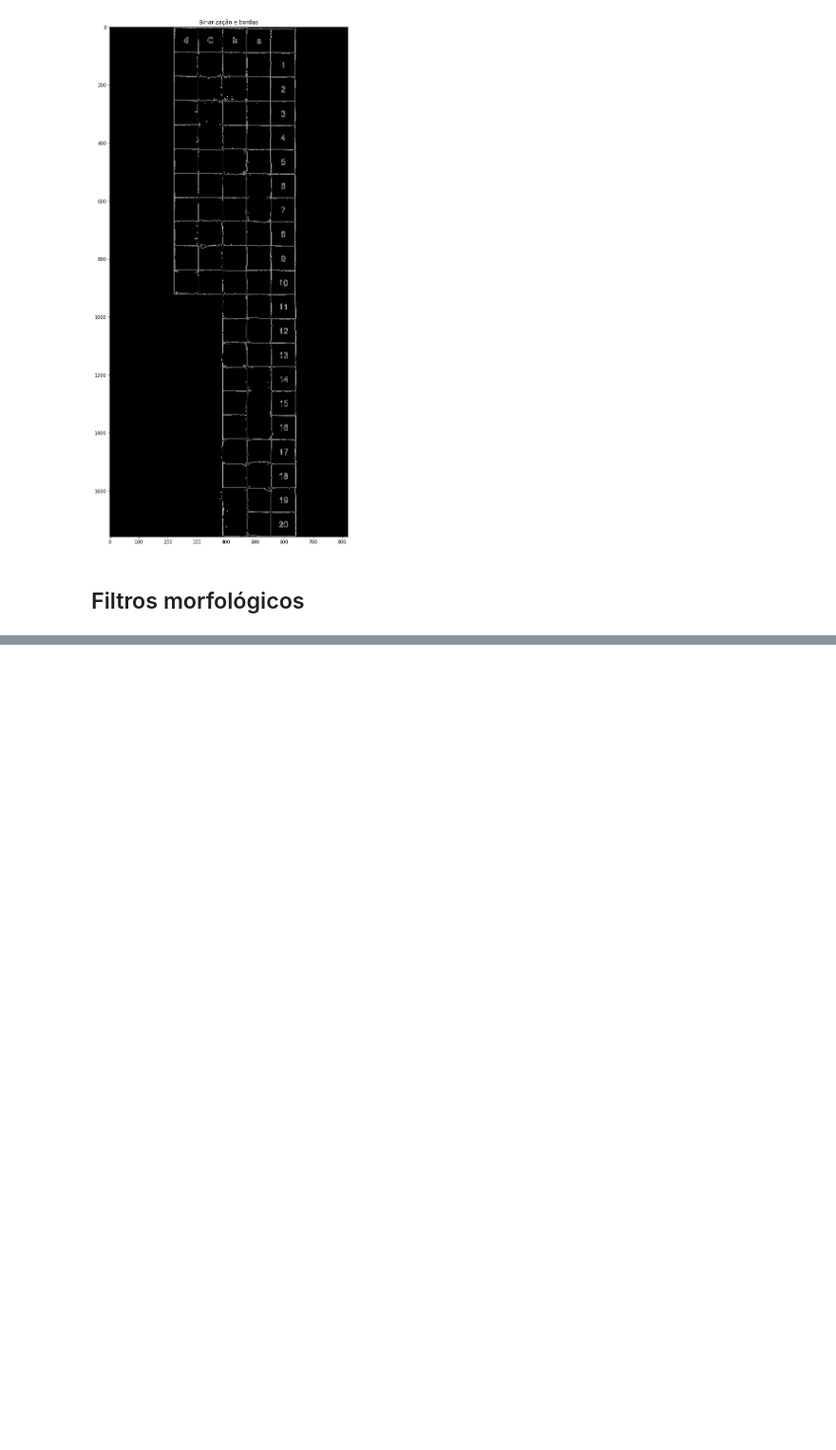
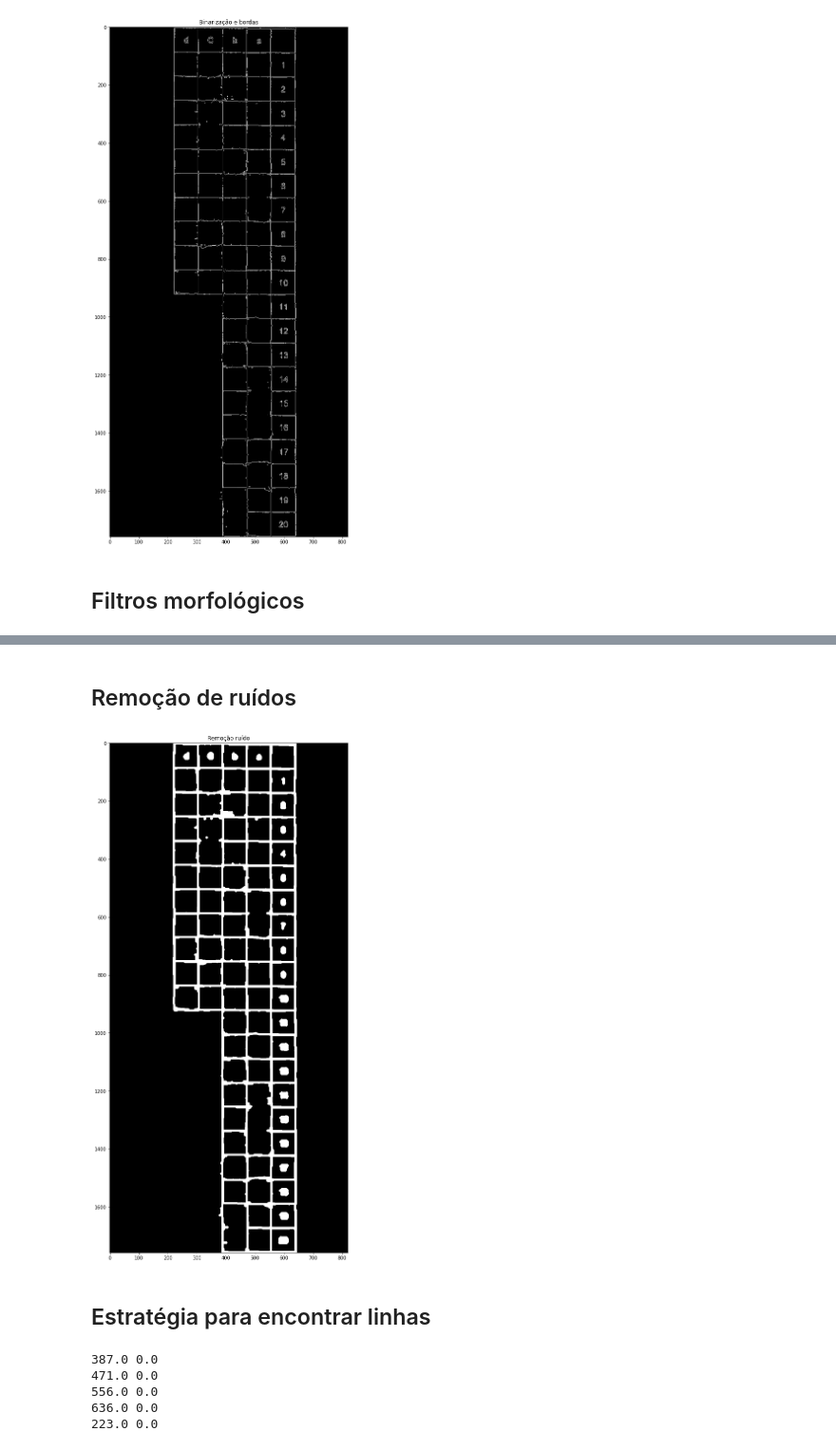
Before and after one commit to LilianeAquino/notebooks_cursos_alura, a Jupyter notebook: Visão computacional/Correção automática de provas/correcao_provas_visao_computacional.ipynb, the cells around one changed output, grey strips where cells are left out. Shown at 95% size. Drawn from its saved outputs; the diff is of its cells as text; code cells hidden in the pictures; blank space fills up the shorter version.

```diff
--- a/Visão computacional/Correção automática de provas/correcao_provas_visao_computacional.ipynb
+++ b/Visão computacional/Correção automática de provas/correcao_provas_visao_computacional.ipynb
@@ -67,0 +78,15 @@ plt.show()
+# %% [markdown]
+## Remoção de ruídos
+# %%
+kernel_rect = cv2.getStructuringElement(cv2.MORPH_RECT, (5, 5))
+operacao_close = cv2.morphologyEx(operacao_dilatar, cv2.MORPH_CLOSE, kernel_rect, iterations=3)
+operacao_open = cv2.morphologyEx(operacao_close, cv2.MORPH_OPEN, kernel_rect, iterations=1)
+
+plt.figure(figsize=(10, 20))
+plt.title('Remoção ruído')
+plt.imshow(operacao_close, cmap='Greys_r')
+plt.show()
+# %% [output]
+[figure, added]
+# %% [markdown]
+## Estratégia para encontrar linhas
@@ -67,0 +96,11 @@ plt.show()
+# %%
+l_linhas = cv2.HoughLines(operacao_open, 1, np.pi/180, 80)
+for linha in l_linhas[:5]:
+    for raio, theta in linha:
+        print(raio, theta)
+# %% [output]
+387.0 0.0
+471.0 0.0
+556.0 0.0
+636.0 0.0
+223.0 0.0
```
Also changed, not shown: parts of 2 cells of this notebook.
